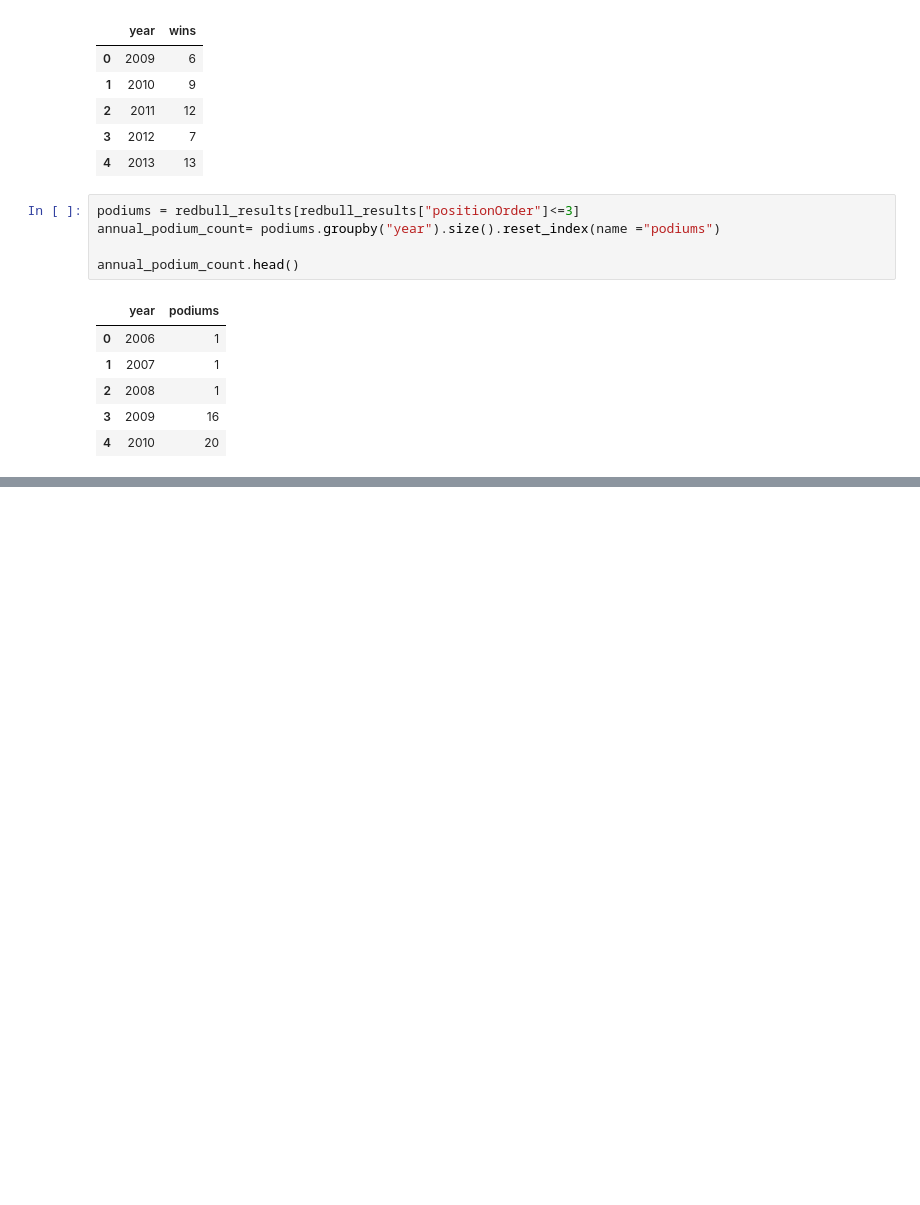
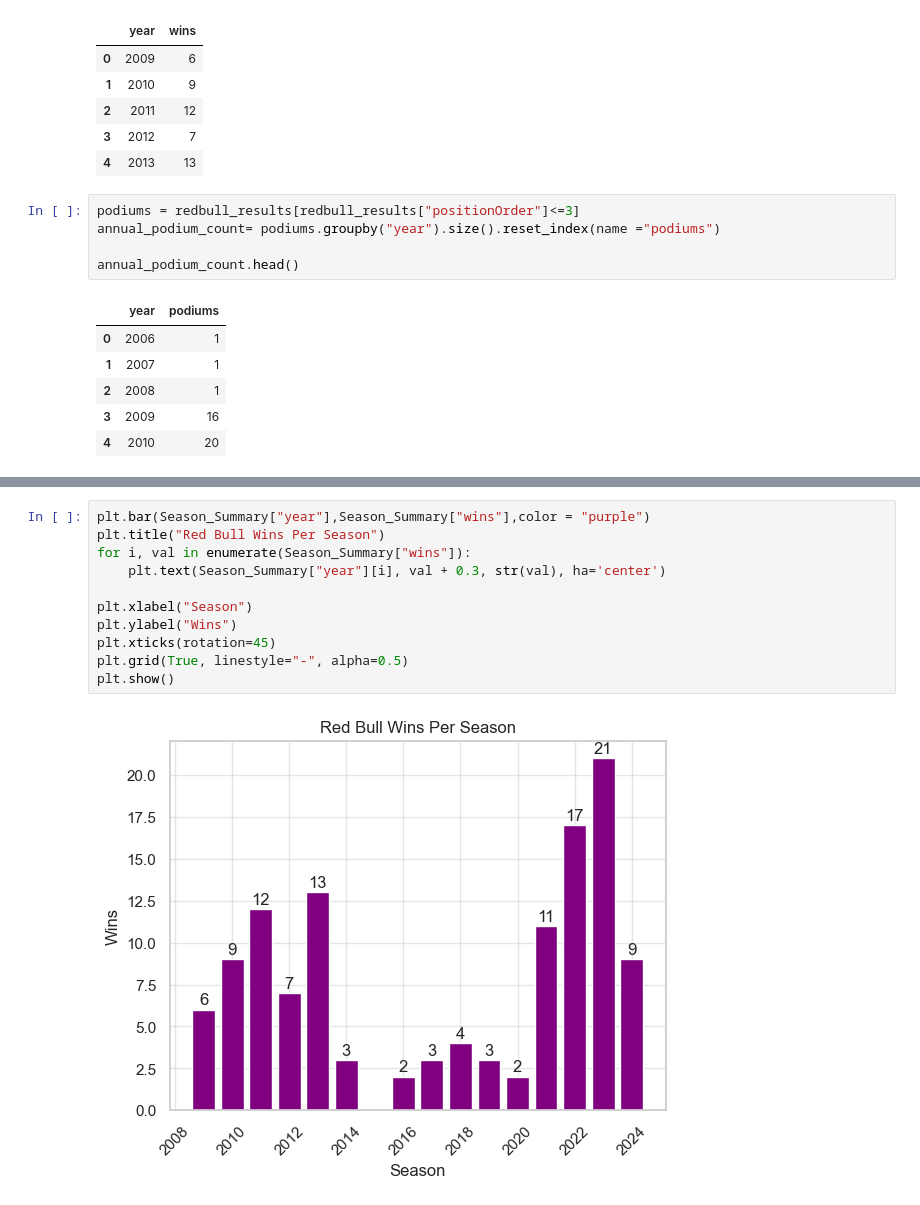
Before and after one commit to tanvis1ngh/F1_RedBull_EDA, a Jupyter notebook: nb/redbull_f1_eda.ipynb, the cells around one changed output, grey strips where cells are left out. Cells and saved outputs as stored; diff of their text form; blank space fills up the shorter version.

```diff
--- a/nb/redbull_f1_eda.ipynb
+++ b/nb/redbull_f1_eda.ipynb
@@ -132,0 +150,13 @@ annual_podium_count.head()
+# %%
+plt.bar(Season_Summary["year"],Season_Summary["wins"],color = "purple")
+plt.title("Red Bull Wins Per Season")
+for i, val in enumerate(Season_Summary["wins"]):
+    plt.text(Season_Summary["year"][i], val + 0.3, str(val), ha='center')
+
+plt.xlabel("Season")
+plt.ylabel("Wins")
+plt.xticks(rotation=45)
+plt.grid(True, linestyle="-", alpha=0.5)
+plt.show()
+# %% [output]
+[figure, added]
```
Also changed, not shown: parts of 5 cells of this notebook, 1 other file.
